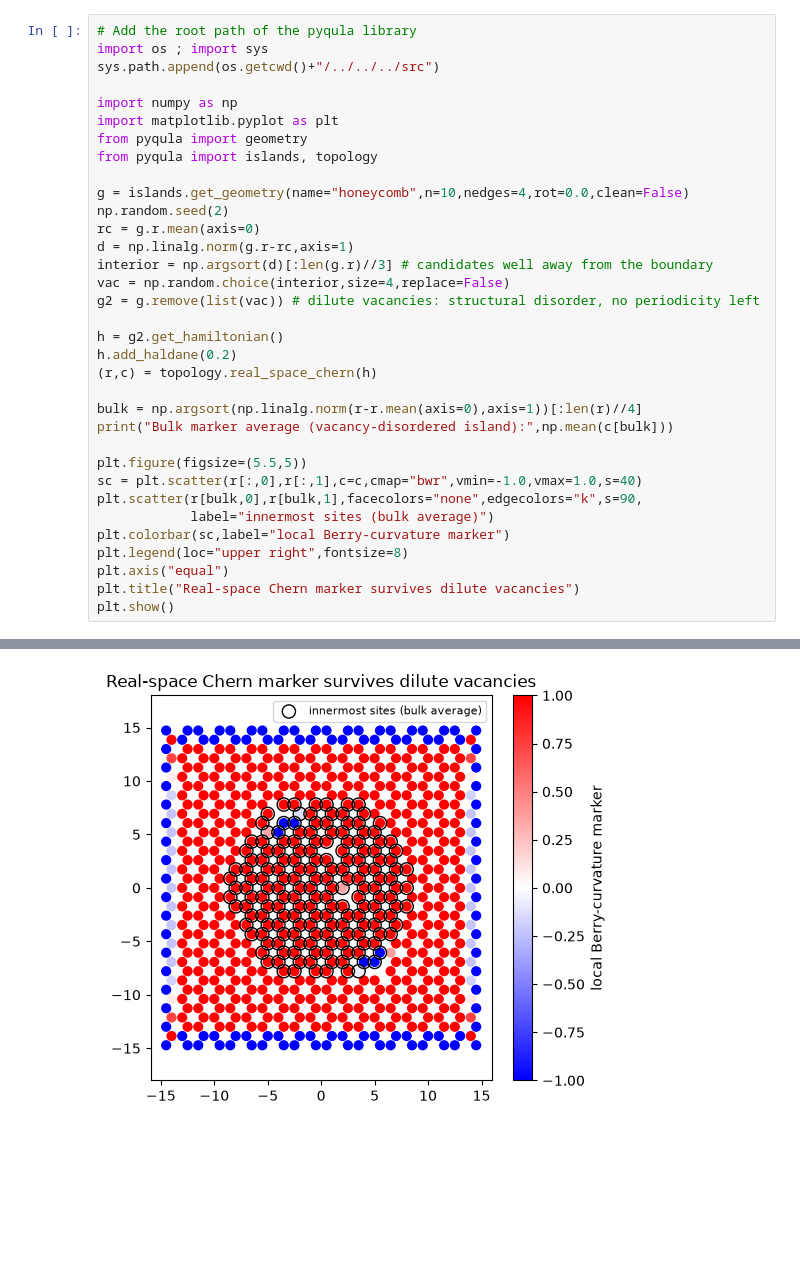
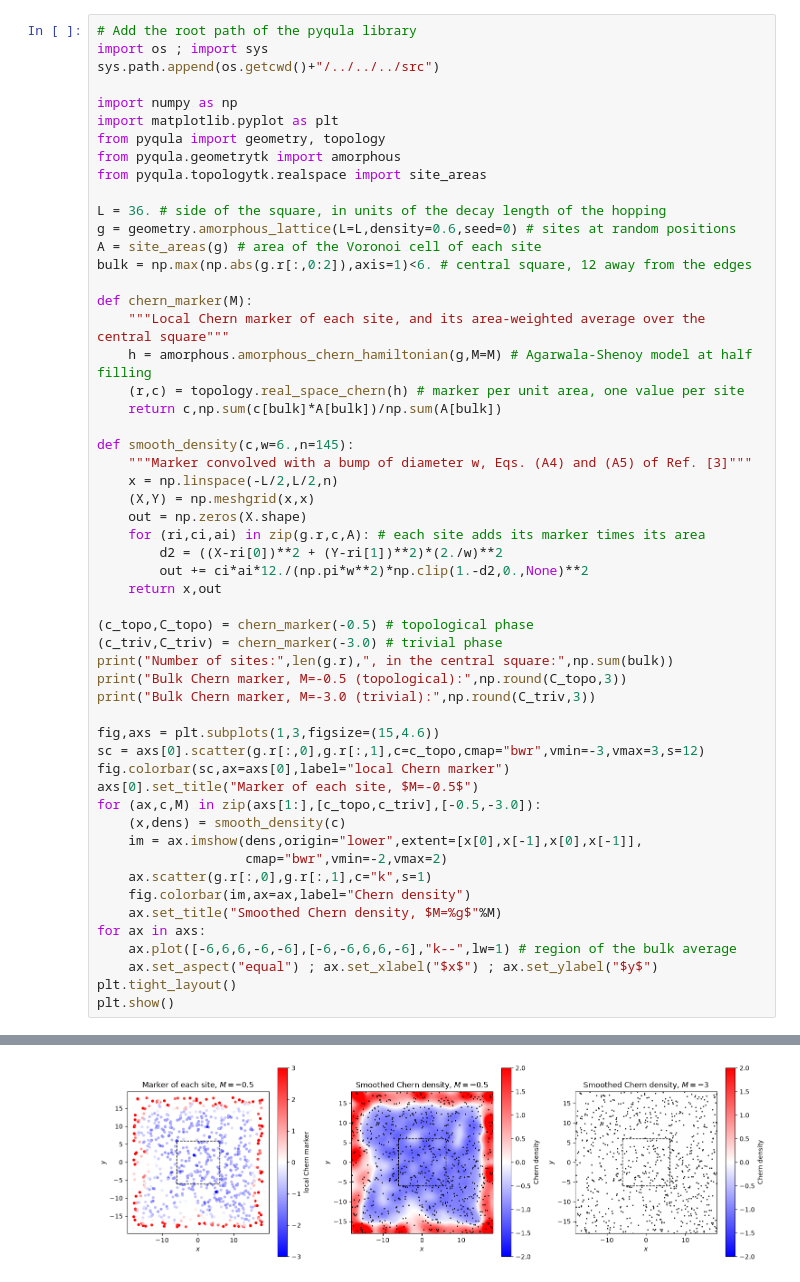
Before and after one commit to joselado/pyqula, a Jupyter notebook: jupyter-notebooks/functionalities/topological_characterization/05_real_space_chern_amorphous.ipynb, the cells around one changed output, grey strips where cells are left out. Drawn from its saved outputs; the diff is of its cells as text; blank space fills up the shorter version.

```diff
--- a/jupyter-notebooks/functionalities/topological_characterization/05_real_space_chern_amorphous.ipynb
+++ b/jupyter-notebooks/functionalities/topological_characterization/05_real_space_chern_amorphous.ipynb
@@ -15,31 +27,51 @@ sys.path.append(os.getcwd()+"/../../../src")
 
 import numpy as np
 import matplotlib.pyplot as plt
-from pyqula import geometry
-from pyqula import islands, topology
+from pyqula import geometry, topology
+from pyqula.geometrytk import amorphous
+from pyqula.topologytk.realspace import site_areas
 
-g = islands.get_geometry(name="honeycomb",n=10,nedges=4,rot=0.0,clean=False)
-np.random.seed(2)
-rc = g.r.mean(axis=0)
-d = np.linalg.norm(g.r-rc,axis=1)
-interior = np.argsort(d)[:len(g.r)//3] # candidates well away from the boundary
-vac = np.random.choice(interior,size=4,replace=False)
-g2 = g.remove(list(vac)) # dilute vacancies: structural disorder, no periodicity left
+L = 36. # side of the square, in units of the decay length of the hopping
+g = geometry.amorphous_lattice(L=L,density=0.6,seed=0) # sites at random positions
+A = site_areas(g) # area of the Voronoi cell of each site
+bulk = np.max(np.abs(g.r[:,0:2]),axis=1)<6. # central square, 12 away from the edges
 
-h = g2.get_hamiltonian()
-h.add_haldane(0.2)
-(r,c) = topology.real_space_chern(h)
+def chern_marker(M):
+    """Local Chern marker of each site, and its area-weighted average over the central square"""
+    h = amorphous.amorphous_chern_hamiltonian(g,M=M) # Agarwala-Shenoy model at half filling
+    (r,c) = topology.real_space_chern(h) # marker per unit area, one value per site
+    return c,np.sum(c[bulk]*A[bulk])/np.sum(A[bulk])
 
-bulk = np.argsort(np.linalg.norm(r-r.mean(axis=0),axis=1))[:len(r)//4]
-print("Bulk marker average (vacancy-disordered island):",np.mean(c[bulk]))
+def smooth_density(c,w=6.,n=145):
+    """Marker convolved with a bump of diameter w, Eqs. (A4) and (A5) of Ref. [3]"""
+    x = np.linspace(-L/2,L/2,n)
+    (X,Y) = np.meshgrid(x,x)
+    out = np.zeros(X.shape)
+    for (ri,ci,ai) in zip(g.r,c,A): # each site adds its marker times its area
+        d2 = ((X-ri[0])**2 + (Y-ri[1])**2)*(2./w)**2
+        out += ci*ai*12./(np.pi*w**2)*np.clip(1.-d2,0.,None)**2
+    return x,out
 
-plt.figure(figsize=(5.5,5))
-sc = plt.scatter(r[:,0],r[:,1],c=c,cmap="bwr",vmin=-1.0,vmax=1.0,s=40)
-plt.scatter(r[bulk,0],r[bulk,1],facecolors="none",edgecolors="k",s=90,
-            label="innermost sites (bulk average)")
-plt.colorbar(sc,label="local Berry-curvature marker")
-plt.legend(loc="upper right",fontsize=8)
-plt.axis("equal")
-plt.title("Real-space Chern marker survives dilute vacancies")
+(c_topo,C_topo) = chern_marker(-0.5) # topological phase
+(c_triv,C_triv) = chern_marker(-3.0) # trivial phase
+print("Number of sites:",len(g.r),", in the central square:",np.sum(bulk))
+print("Bulk Chern marker, M=-0.5 (topological):",np.round(C_topo,3))
+print("Bulk Chern marker, M=-3.0 (trivial):",np.round(C_triv,3))
+
+fig,axs = plt.subplots(1,3,figsize=(15,4.6))
+sc = axs[0].scatter(g.r[:,0],g.r[:,1],c=c_topo,cmap="bwr",vmin=-3,vmax=3,s=12)
+fig.colorbar(sc,ax=axs[0],label="local Chern marker")
+axs[0].set_title("Marker of each site, $M=-0.5$")
+for (ax,c,M) in zip(axs[1:],[c_topo,c_triv],[-0.5,-3.0]):
+    (x,dens) = smooth_density(c)
+    im = ax.imshow(dens,origin="lower",extent=[x[0],x[-1],x[0],x[-1]],
+                   cmap="bwr",vmin=-2,vmax=2)
+    ax.scatter(g.r[:,0],g.r[:,1],c="k",s=1)
+    fig.colorbar(im,ax=ax,label="Chern density")
+    ax.set_title("Smoothed Chern density, $M=%g$"%M)
+for ax in axs:
+    ax.plot([-6,6,6,-6,-6],[-6,-6,6,6,-6],"k--",lw=1) # region of the bulk average
+    ax.set_aspect("equal") ; ax.set_xlabel("$x$") ; ax.set_ylabel("$y$")
+plt.tight_layout()
 plt.show()
 # %% [output]
@@ -47 +81 @@ Bulk marker average (vacancy-disordered island): 1.8554077213859026
-[figure, old version]
+[figure, new version]
```
Also changed, not shown: parts of 4 cells of this notebook, 8 other files.
